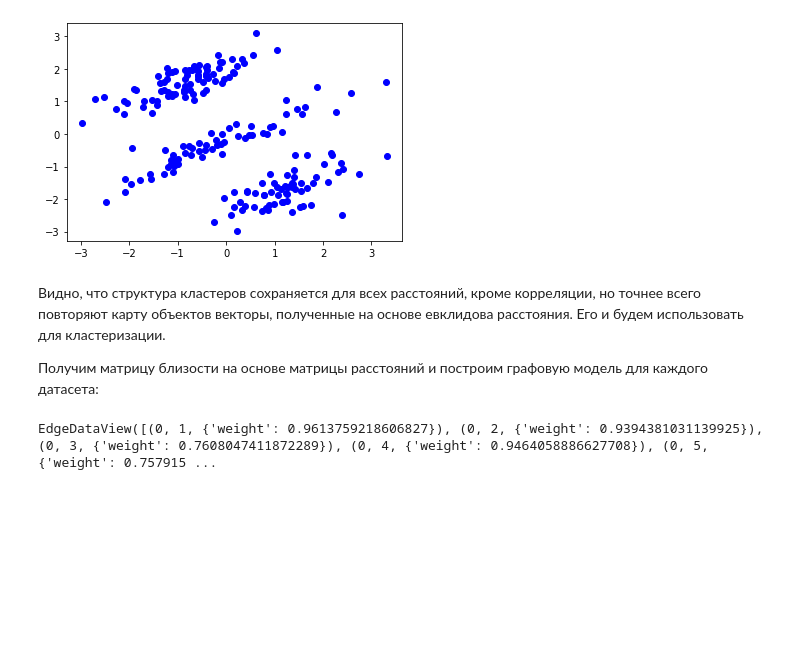
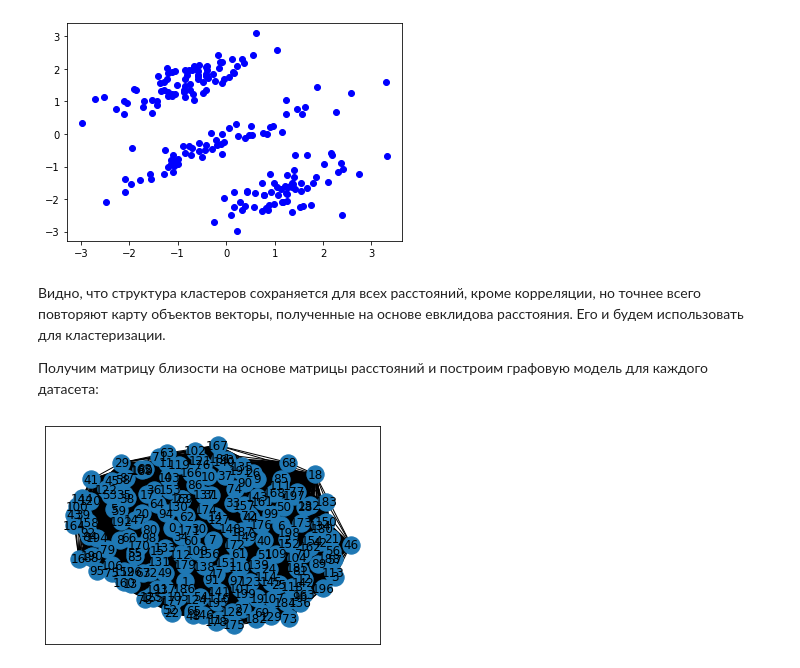
Before and after one commit to vsavkina/lab3, a Jupyter notebook: Lab3_13.ipynb, the cells around one changed output. Drawn from its saved outputs; the diff is of its cells as text; code cells hidden in the pictures; blank space fills up the shorter version.

```diff
--- a/Lab3_13.ipynb
+++ b/Lab3_13.ipynb
@@ -247,5 +247,7 @@ def similarity_to_graph(sim_mat):
         for j in range(i+1,len(sim_mat)):
             w = sim_mat[i][j]
             G.add_edge(i, j, weight=w)
+
+    G.remove_node(list(G.nodes)[0])
     return G
 # %%
@@ -253,8 +256,10 @@ similarity_X = np.exp(-squareform(dist_m_x['euclidean']) * 1/4)
 X_graph = similarity_to_graph(similarity_X)
 # %%
-similarity_Y = np.exp(-squareform(dist_m_y['euclidean']) * 1/4)
+Y_dis = squareform(pdist(Y_st, 'euclidean'))
+similarity_Y = np.exp(-Y_dis * 1/4)
 Y_graph = similarity_to_graph(similarity_Y)
 # %%
-X_graph.edges(data=True)
+pos=nx.spring_layout(Y_graph)
+nx.draw_networkx(Y_graph,pos)
 # %% [output]
-EdgeDataView([(0, 1, {'weight': 0.9613759218606827}), (0, 2, {'weight': 0.9394381031139925}), (0, 3, {'weight': 0.7608047411872289}), (0, 4, {'weight': 0.9464058886627708}), (0, 5, {'weight': 0.757915 ...
+[figure, added]
```
Also changed, not shown: parts of 1 cell of this notebook.
